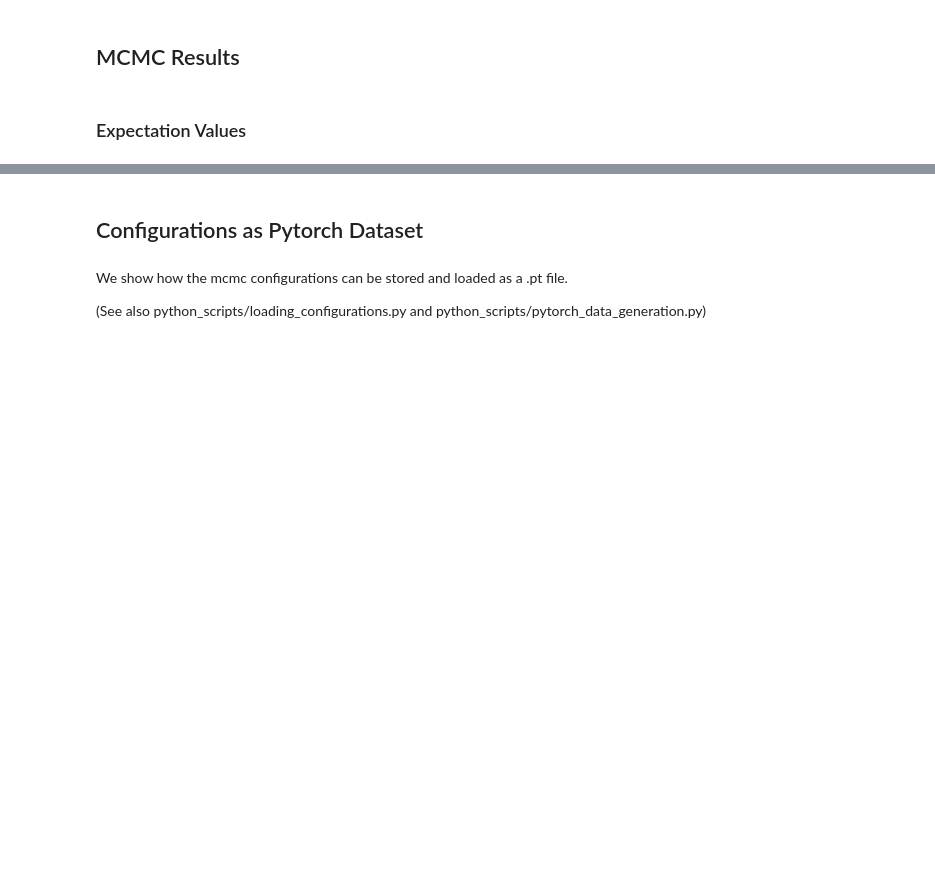
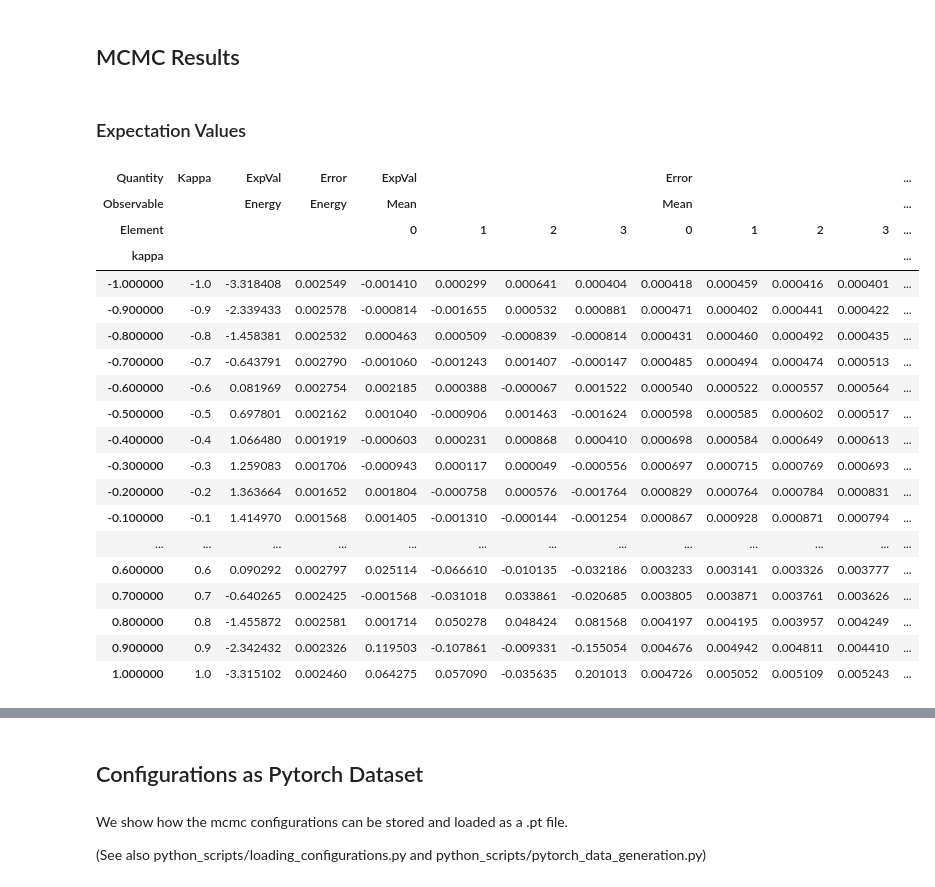
Before and after one commit to statphysandml/LatticeModelImplementations, a Jupyter notebook: jupyter_notebooks/on_model.ipynb, the cells around one changed output, grey strips where cells are left out. Cells and saved outputs as stored; diff of their text form; code cells hidden in the pictures; blank space fills up the shorter version.

```diff
--- a/jupyter_notebooks/on_model.ipynb
+++ b/jupyter_notebooks/on_model.ipynb
@@ -31,6 +31,28 @@ results_dir = root_dir + "/results/" + mcmc_model_dir
 # %%
 from mcmctools.modes.expectation_value import load_expectation_value_results
 expectation_values = load_expectation_value_results(files_dir="ONModelMetropolis")
-# Insert Beta as column (as floating number)
+# Insert Kappa as column (as floating number)
 expectation_values.insert(0, "Kappa", expectation_values.index.values.astype(np.float))
 expectation_values = expectation_values.sort_values("Kappa")
+expectation_values
+# %% [output]
+| Quantity | Kappa | ExpVal | Error | ExpVal |  |  |  | Error |  |  |  | ... |
+| Observable |  | Energy | Energy | Mean |  |  |  | Mean |  |  |  | ... |
+| Element |  |  |  | 0 | 1 | 2 | 3 | 0 | 1 | 2 | 3 | ... |
+| kappa |  |  |  |  |  |  |  |  |  |  |  | ... |
+| -1.000000 | -1.0 | -3.318408 | 0.002549 | -0.001410 | 0.000299 | 0.000641 | 0.000404 | 0.000418 | 0.000459 | 0.000416 | 0.000401 | ... |
+| -0.900000 | -0.9 | -2.339433 | 0.002578 | -0.000814 | -0.001655 | 0.000532 | 0.000881 | 0.000471 | 0.000402 | 0.000441 | 0.000422 | ... |
+| -0.800000 | -0.8 | -1.458381 | 0.002532 | 0.000463 | 0.000509 | -0.000839 | -0.000814 | 0.000431 | 0.000460 | 0.000492 | 0.000435 | ... |
+| -0.700000 | -0.7 | -0.643791 | 0.002790 | -0.001060 | -0.001243 | 0.001407 | -0.000147 | 0.000485 | 0.000494 | 0.000474 | 0.000513 | ... |
+| -0.600000 | -0.6 | 0.081969 | 0.002754 | 0.002185 | 0.000388 | -0.000067 | 0.001522 | 0.000540 | 0.000522 | 0.000557 | 0.000564 | ... |
+| -0.500000 | -0.5 | 0.697801 | 0.002162 | 0.001040 | -0.000906 | 0.001463 | -0.001624 | 0.000598 | 0.000585 | 0.000602 | 0.000517 | ... |
+| -0.400000 | -0.4 | 1.066480 | 0.001919 | -0.000603 | 0.000231 | 0.000868 | 0.000410 | 0.000698 | 0.000584 | 0.000649 | 0.000613 | ... |
+| -0.300000 | -0.3 | 1.259083 | 0.001706 | -0.000943 | 0.000117 | 0.000049 | -0.000556 | 0.000697 | 0.000715 | 0.000769 | 0.000693 | ... |
+| -0.200000 | -0.2 | 1.363664 | 0.001652 | 0.001804 | -0.000758 | 0.000576 | -0.001764 | 0.000829 | 0.000764 | 0.000784 | 0.000831 | ... |
+| -0.100000 | -0.1 | 1.414970 | 0.001568 | 0.001405 | -0.001310 | -0.000144 | -0.001254 | 0.000867 | 0.000928 | 0.000871 | 0.000794 | ... |
+| ... | ... | ... | ... | ... | ... | ... | ... | ... | ... | ... | ... | ... |
+| 0.600000 | 0.6 | 0.090292 | 0.002797 | 0.025114 | -0.066610 | -0.010135 | -0.032186 | 0.003233 | 0.003141 | 0.003326 | 0.003777 | ... |
+| 0.700000 | 0.7 | -0.640265 | 0.002425 | -0.001568 | -0.031018 | 0.033861 | -0.020685 | 0.003805 | 0.003871 | 0.003761 | 0.003626 | ... |
+| 0.800000 | 0.8 | -1.455872 | 0.002581 | 0.001714 | 0.050278 | 0.048424 | 0.081568 | 0.004197 | 0.004195 | 0.003957 | 0.004249 | ... |
+| 0.900000 | 0.9 | -2.342432 | 0.002326 | 0.119503 | -0.107861 | -0.009331 | -0.155054 | 0.004676 | 0.004942 | 0.004811 | 0.004410 | ... |
+| 1.000000 | 1.0 | -3.315102 | 0.002460 | 0.064275 | 0.057090 | -0.035635 | 0.201013 | 0.004726 | 0.005052 | 0.005109 | 0.005243 | ... |
```
Also changed, not shown: parts of 6 cells of this notebook, 25 other files.
